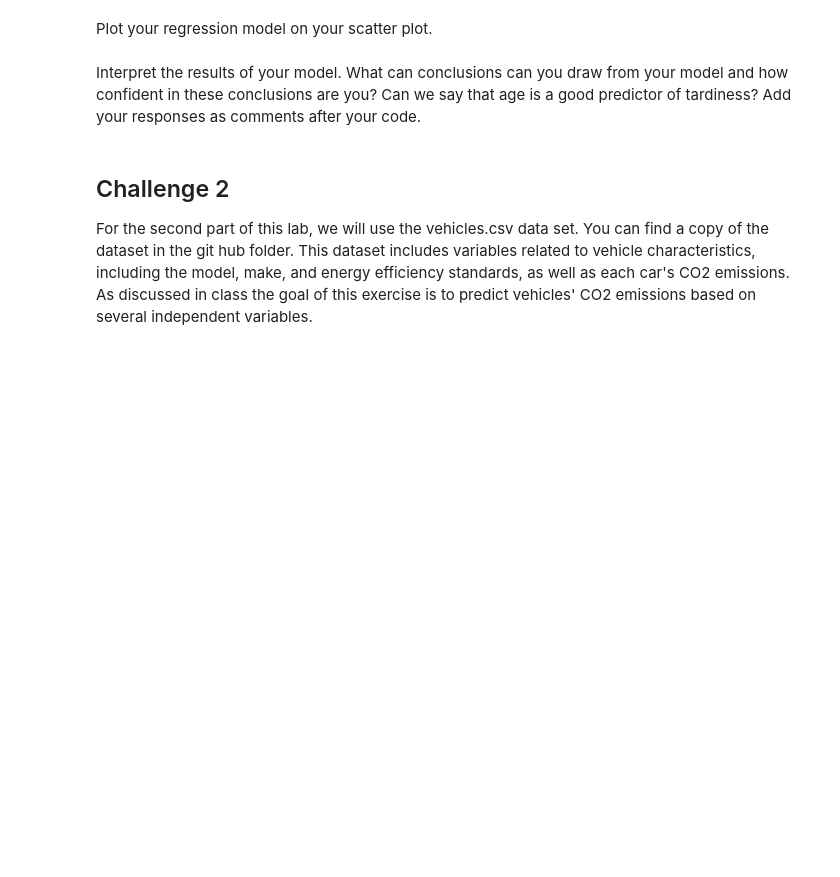
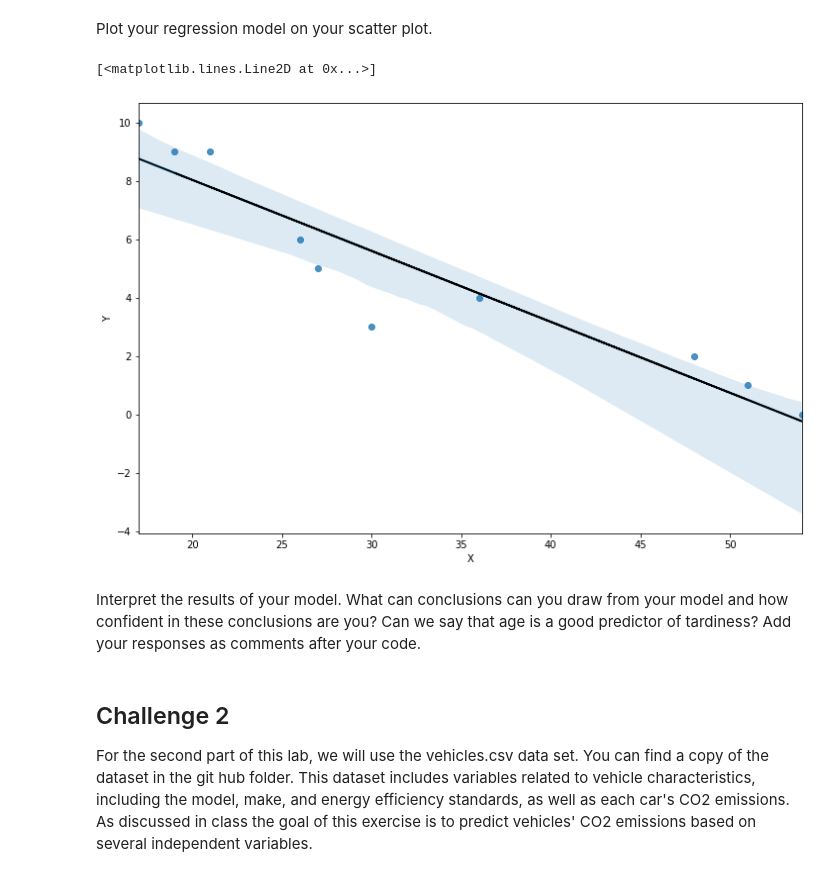
Before and after one commit to ta-datapt-bcn/lab-regression-analysis, a Jupyter notebook: your-code.ipynb, the cells around one changed output. Cells and saved outputs as stored; diff of their text form; code cells hidden in the pictures; blank space fills up the shorter version.

```diff
--- a/your-code.ipynb
+++ b/your-code.ipynb
@@ -53,2 +108,8 @@ Plot your regression model on your scatter plot.
+# %%
+sns.regplot(x='X', y= 'Y', data=student_data)
+plt.plot(X, y_pred,color='k')
+# %% [output]
+[<matplotlib.lines.Line2D at 0x...>]
+[figure, added]
 # %% [markdown]
 Interpret the results of your model. What can conclusions can you draw from your model and how confident in these conclusions are you? Can we say that age is a good predictor of tardiness? Add your responses as comments after your code.
```
Also changed, not shown: parts of 37 cells of this notebook, 1 other file.
